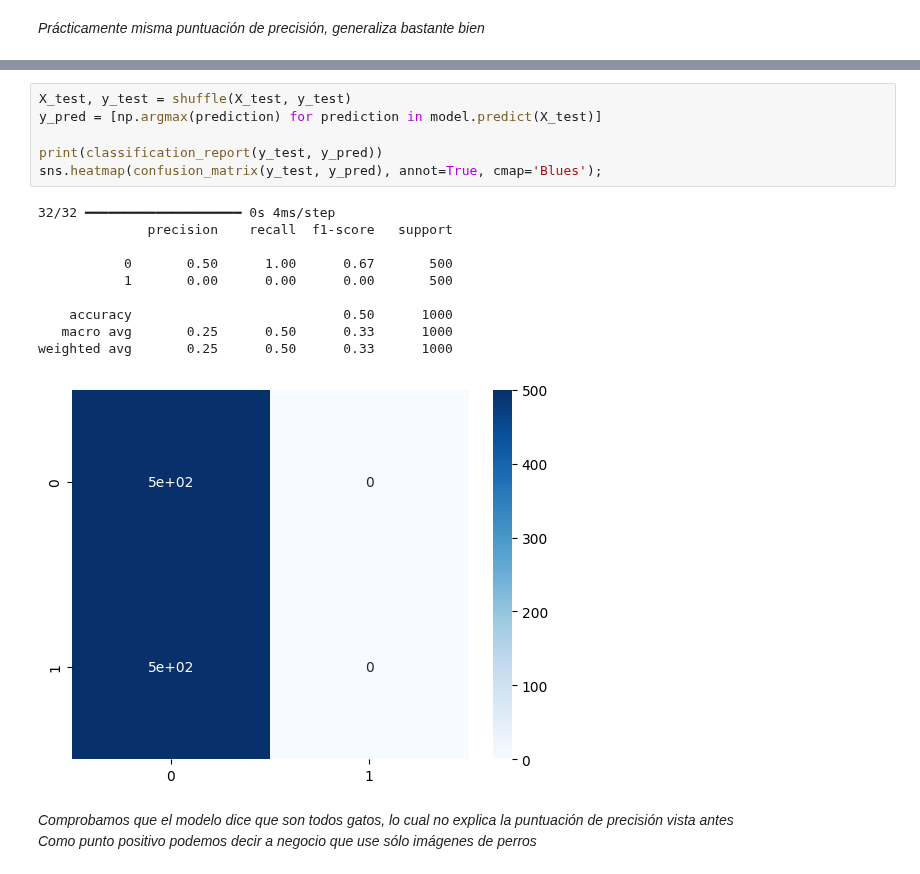
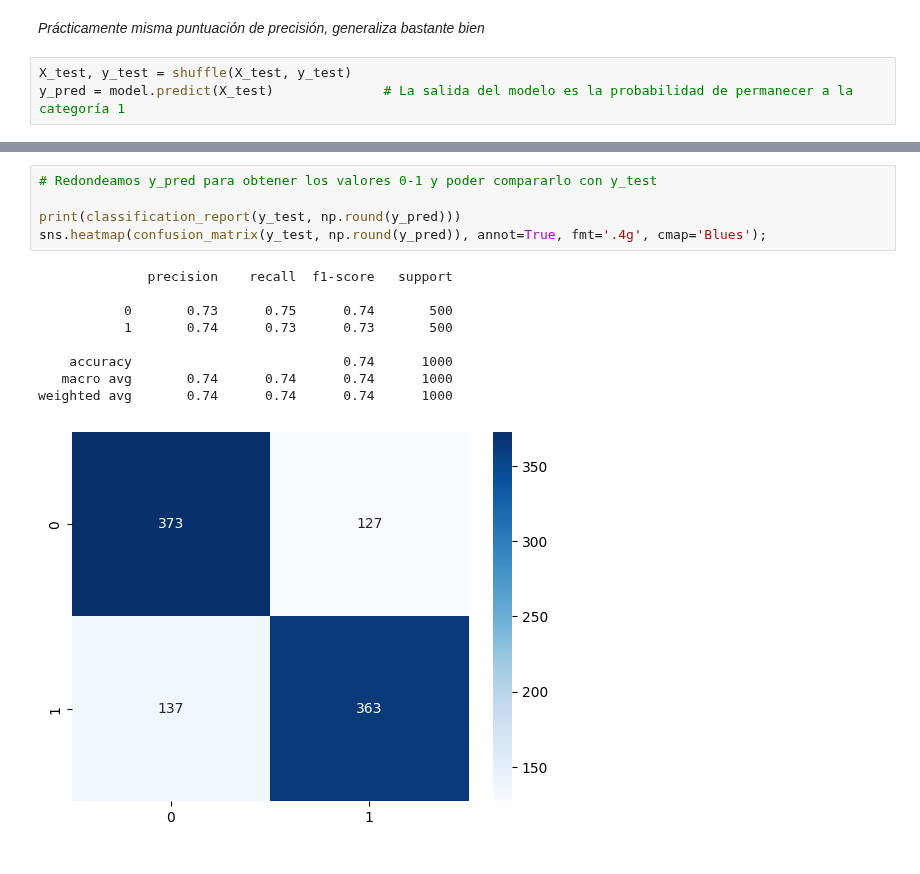
Before and after one commit to vrieraj/ONLINE_DS_THEBRIDGE_Ejercicios, a Jupyter notebook: 05_Deep_Learning/Sprint_16/Unidad_01/Practica_Obligatoria/18_Practica_Obligatoria_CNN_Redes_Convolucionales.ipynb, the cells around one changed output, grey strips where cells are left out. Drawn from its saved outputs; the diff is of its cells as text.

```diff
--- a/05_Deep_Learning/Sprint_16/Unidad_01/Practica_Obligatoria/18_Practica_Obligatoria_CNN_Redes_Convolucionales.ipynb
+++ b/05_Deep_Learning/Sprint_16/Unidad_01/Practica_Obligatoria/18_Practica_Obligatoria_CNN_Redes_Convolucionales.ipynb
@@ -279,2 +279,5 @@ model.evaluate(X_test, y_test)
 # %% [markdown]
 *Prácticamente misma puntuación de precisión, generaliza bastante bien*
+# %%
+X_test, y_test = shuffle(X_test, y_test)
+y_pred = model.predict(X_test)              # La salida del modelo es la probabilidad de permanecer a la categoría 1
@@ -281,20 +286,15 @@ model.evaluate(X_test, y_test)
 # %%
-X_test, y_test = shuffle(X_test, y_test)
-y_pred = [np.argmax(prediction) for prediction in model.predict(X_test)]
+# Redondeamos y_pred para obtener los valores 0-1 y poder compararlo con y_test
 
-print(classification_report(y_test, y_pred))
-sns.heatmap(confusion_matrix(y_test, y_pred), annot=True, cmap='Blues');
+print(classification_report(y_test, np.round(y_pred)))
+sns.heatmap(confusion_matrix(y_test, np.round(y_pred)), annot=True, fmt='.4g', cmap='Blues');
 # %% [output]
-32/32 ━━━━━━━━━━━━━━━━━━━━ 0s 4ms/step
               precision    recall  f1-score   support
 
-           0       0.50      1.00      0.67       500
-           1       0.00      0.00      0.00       500
+           0       0.73      0.75      0.74       500
+           1       0.74      0.73      0.73       500
 
-    accuracy                           0.50      1000
-   macro avg       0.25      0.50      0.33      1000
-weighted avg       0.25      0.50      0.33      1000
+    accuracy                           0.74      1000
+   macro avg       0.74      0.74      0.74      1000
+weighted avg       0.74      0.74      0.74      1000
-[figure, old version]
+[figure, new version]
-# %% [markdown]
-*Comprobamos que el modelo dice que son todos gatos, lo cual no explica la puntuación de precisión vista antes*
-*Como punto positivo podemos decir a negocio que use sólo imágenes de perros*
```
Also changed, not shown: parts of 5 cells of this notebook.
